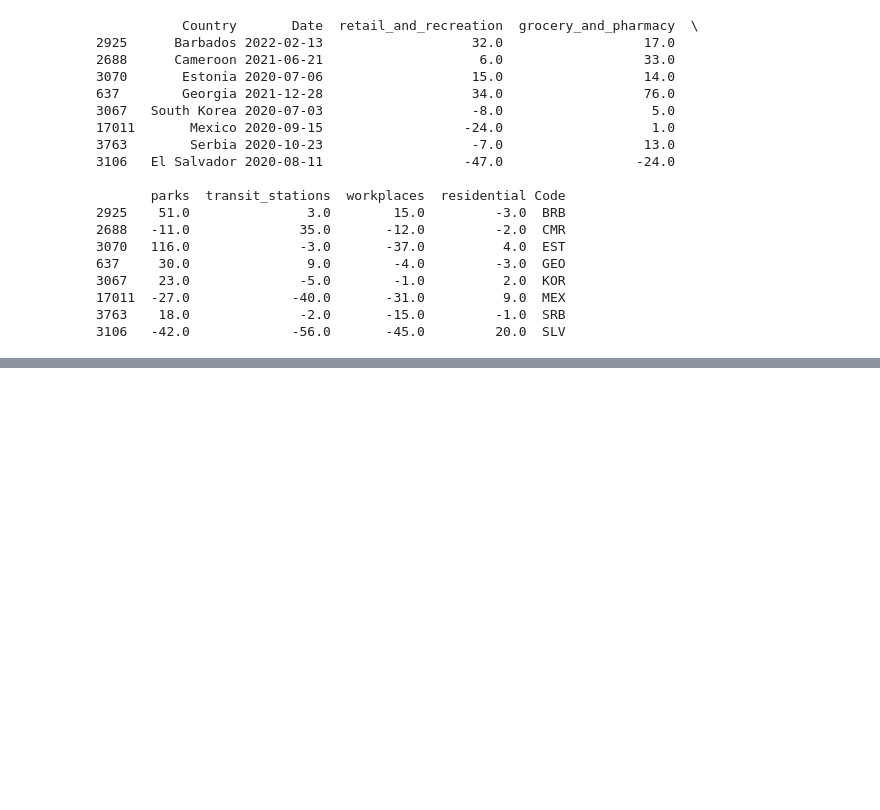
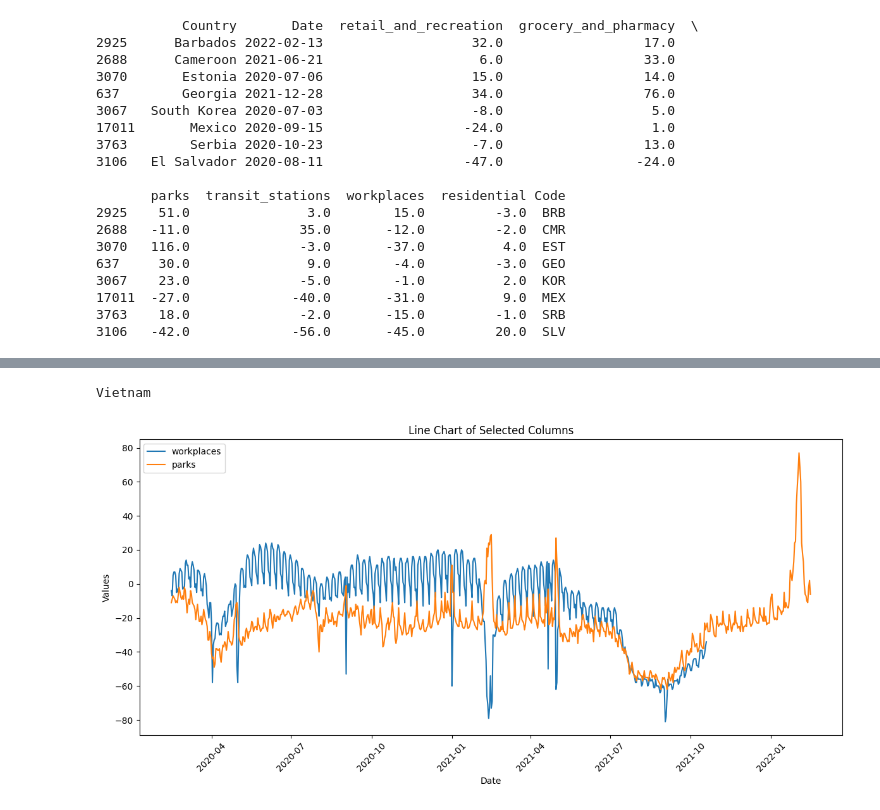
Before and after one commit to biogear13/country-factors-mobility, a Jupyter notebook: data_cleaning_and_feature_selection.ipynb, the cells around one changed output, grey strips where cells are left out. Cells and saved outputs as stored; diff of their text form; code cells hidden in the pictures; blank space fills up the shorter version.

Commit message:
start individual data cleaning

```diff
--- a/data_cleaning_and_feature_selection.ipynb
+++ b/data_cleaning_and_feature_selection.ipynb
@@ -859,0 +954,4 @@ print(filtered_mobility.sample(frac = 0.0001, random_state = 1).compute())
+# %%
+# Check Vietnam and Gabon
+vietnam = filtered_mobility[filtered_mobility['Code'] == 'VNM'].compute()
+gabon = filtered_mobility[filtered_mobility['Code'] == 'GAB'].compute()
@@ -859,0 +974,41 @@ print(filtered_mobility.sample(frac = 0.0001, random_state = 1).compute())
+# %%
+def plot_type(df, columns, type):
+    """
+    Plot selected columns from a DataFrame over time using line or stackplot.
+
+    Parameters:
+    - df: DataFrame with a 'date' column
+    - columns: list of column names to plot
+    - type: 'line' or 'stackplot'
+    """
+    plt.figure(figsize=(12, 6))
+
+    if type == 'line':
+        return [plt.plot(df['Date'], df[col], label=col) for col in columns]
+
+    elif type == 'stackplot':
+        return plt.stackplot(df['Date'], *[df[col] for col in columns], labels=columns)
+
+def graph_columns(df, columns, type):
+    """
+    Generate a time series graph with title and styling.
+
+    Parameters:
+    - df: DataFrame
+    - columns: list of columns to plot
+    - type: 'line' or 'stackplot'
+    """
+    plot_type(df, columns, type)
+    plt.title(f"{type.capitalize()} Chart of Selected Columns")
+    plt.xlabel("Date")
+    plt.ylabel("Values")
+    plt.legend()
+    plt.xticks(rotation=45)
+    plt.tight_layout()
+    plt.show()
+# %%
+print("Vietnam")
+graph_columns(vietnam, ['workplaces', 'parks'], "line")
+# %% [output]
+Vietnam
+[figure, added]
```
Also changed, not shown: parts of 13 cells of this notebook.
